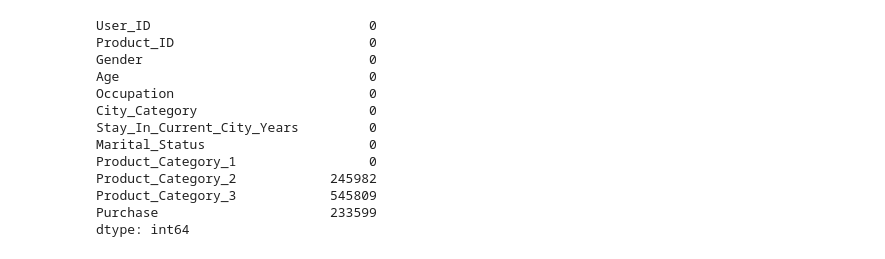
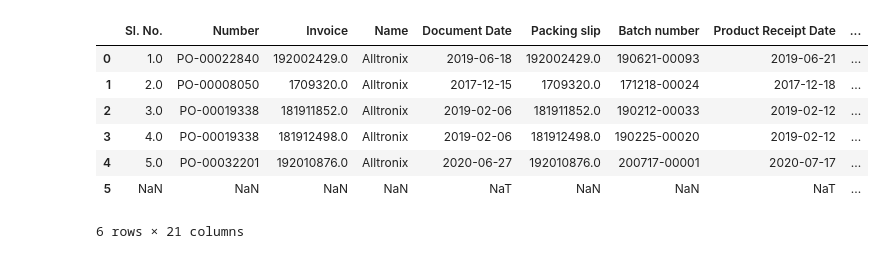
Before and after one commit to sribala4/Arjun, a Jupyter notebook: Untitled1.ipynb, the cells around one changed output. Drawn from its saved outputs; the diff is of its cells as text; code cells hidden in the pictures.

```diff
--- a/Untitled1.ipynb
+++ b/Untitled1.ipynb
@@ -94,16 +0,0 @@ df = pd.concat([train,test])
-# %%
-df.isna().sum()
-# %% [output]
-User_ID                            0
-Product_ID                         0
-Gender                             0
-Age                                0
-Occupation                         0
-City_Category                      0
-Stay_In_Current_City_Years         0
-Marital_Status                     0
-Product_Category_1                 0
-Product_Category_2            245982
-Product_Category_3            545809
-Purchase                      233599
-dtype: int64
@@ -109,0 +8,13 @@ dtype: int64
+# %%
+AlltronixBills = pd.read_excel('AlltronixBills.xlsx')
+# %%
+AlltronixBills
+# %% [output]
+|  | Sl. No. | Number | Invoice | Name | Document Date | Packing slip | Batch number | Product Receipt Date | ... |
+| 0 | 1.0 | PO-00022840 | 192002429.0 | Alltronix | 2019-06-18 | 192002429.0 | 190621-00093 | 2019-06-21 | ... |
+| 1 | 2.0 | PO-00008050 | 1709320.0 | Alltronix | 2017-12-15 | 1709320.0 | 171218-00024 | 2017-12-18 | ... |
+| 2 | 3.0 | PO-00019338 | 181911852.0 | Alltronix | 2019-02-06 | 181911852.0 | 190212-00033 | 2019-02-12 | ... |
+| 3 | 4.0 | PO-00019338 | 181912498.0 | Alltronix | 2019-02-06 | 181912498.0 | 190225-00020 | 2019-02-12 | ... |
+| 4 | 5.0 | PO-00032201 | 192010876.0 | Alltronix | 2020-06-27 | 192010876.0 | 200717-00001 | 2020-07-17 | ... |
+| 5 | NaN | NaN | NaN | NaN | NaT | NaN | NaN | NaT | ... |
+6 rows × 21 columns
```
Also changed, not shown: parts of 40 cells of this notebook, 1 other file.
